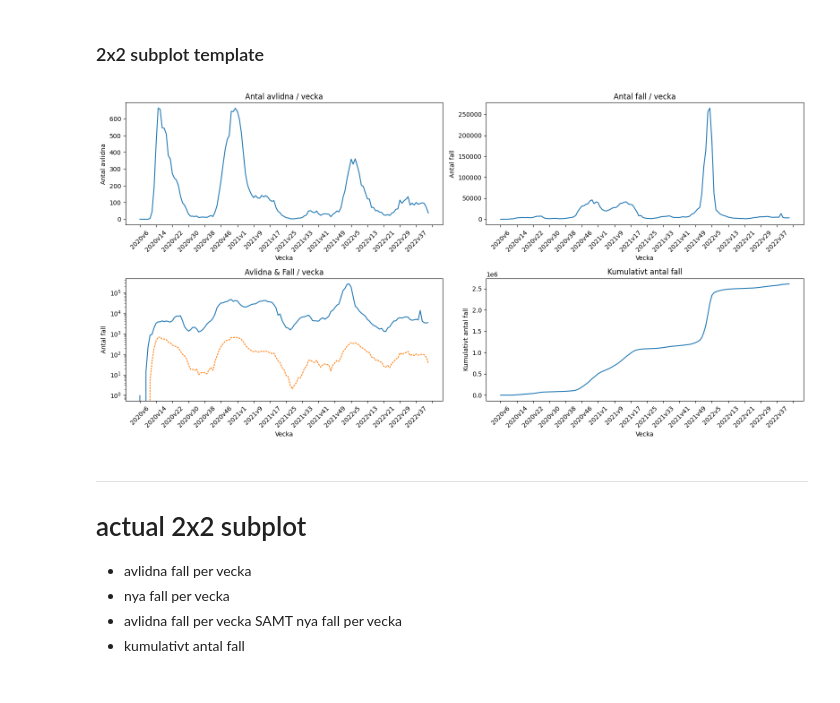
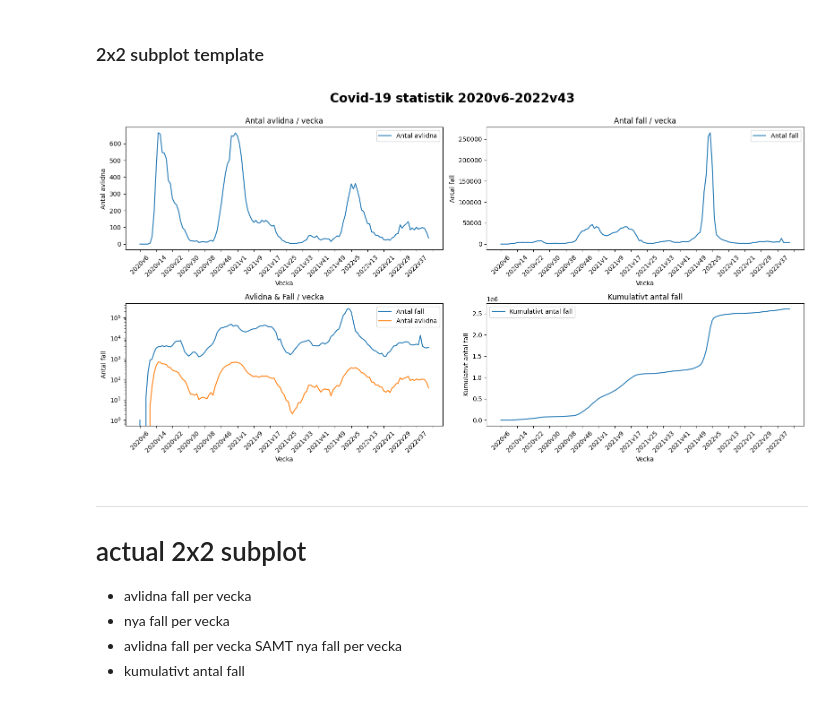
Before and after one commit to JonasBE13/Databehandling-Jonas-Bengtstrom, a Jupyter notebook: LABB 1/Labb.ipynb, the cells around one changed output. Drawn from its saved outputs; the diff is of its cells as text; code cells hidden in the pictures.

Commit message:
more comments, added legend (label)

```diff
--- a/LABB 1/Labb.ipynb
+++ b/LABB 1/Labb.ipynb
@@ -152,33 +153,42 @@ df_covid19.head()
 ### 2x2 subplot template
 # %%
 fig, axes = plt.subplots(2, 2, figsize=(16, 8))  # create a 2x2 subplot with graphs
+
+# tried using the example from code_along L4.1_stocks_api but couldn't get it working.
+# I believe it wasn't working because one of the graphs is from a list object
+# I kept getting a error message, "TypeError: unhashable type 'list'".
+# I tried to parse the list to a tuple, but wasn't able to get it to work.
+# Instead I found a solution inspired by Andreas
 
 titles = {
      "Antal avlidna / vecka": "Antal avlidna",
      "Antal fall / vecka": "Antal fall",
-     "Avlidna & Fall / vecka": ["Antal fall", "Antal avlidna"],
+     "Avlidna & Fall / vecka": ["Antal fall", "Antal avlidna"],  # list object
      "Kumulativt antal fall": "Kumulativt antal fall"
 }
 
 for ax, (title, series) in zip(axes.flatten(), titles.items()):
-     if isinstance(series, list):
-          for i, serie in enumerate(series):
-               sns.lineplot(df_covid19, x = "Vecka", y = serie, ax = ax, dashes=[i +1, i])
+     if isinstance(series, list):  # if any of the data points are of list, do this
+          for i, j in enumerate(series):     # need to enumerate this series, because i have two datasets to map
+               sns.lineplot(df_covid19, x = "Vecka", y = j, label = j, ax = ax)
           ax.set_yscale("log") # sets the scale to logarithmic. it is necessary when there's a large value range in the data, as there is in 'Avlidna & fall / vecka'.
           # it's still hard to read, but this makes more sense. without 'ax.set_yscale("log")' it would seem like no one died, as the line would look almost flat.
           # take 2020v46 as an example. around 200 people died but at least 40 000ish people got infected. too big of a delta to represent without log.
+          # maybe that was inteded, though?
      else:
-          sns.lineplot(df_covid19, x="Vecka", y=series, ax=ax)
+          sns.lineplot(df_covid19, x="Vecka", y=series, ax=ax, label=series)
 
      ax.set_title(title)
-     ax.tick_params(axis = "x", rotation = 45)
+     ax.tick_params(axis = "x", rotation = 45)    # rotates the ticks 45 degrees to make them readable.
      ax.xaxis.set_major_locator(plt.MaxNLocator(20)) # 'borrowed' this one from Andreas. shows only 20 ticks, seperated by an even number.
      # it makes the ticks more readable. if it was set to 10, it'd only show 10 ticks on the x-axis, seperated by 20 weeks for each instance.
      # '2021v13, 2021v33...' etc .
      # in this case im using 20, seperated by 8 weeks on every tick.
-     fig.tight_layout() # makes it so ticks, titles etc dont intertwine with eachother
+
+fig.tight_layout() # makes it so ticks, titles etc dont intertwine with eachother
+fig.suptitle("Covid-19 statistik 2020v6-2022v43", fontweight = "bold", y = 1.05, fontsize = 20);
 # %% [output]
-[figure, old version]
+[figure, new version]
 # %% [markdown]
 ____
 # actual 2x2 subplot
```
Also changed, not shown: parts of 1 cell of this notebook.
